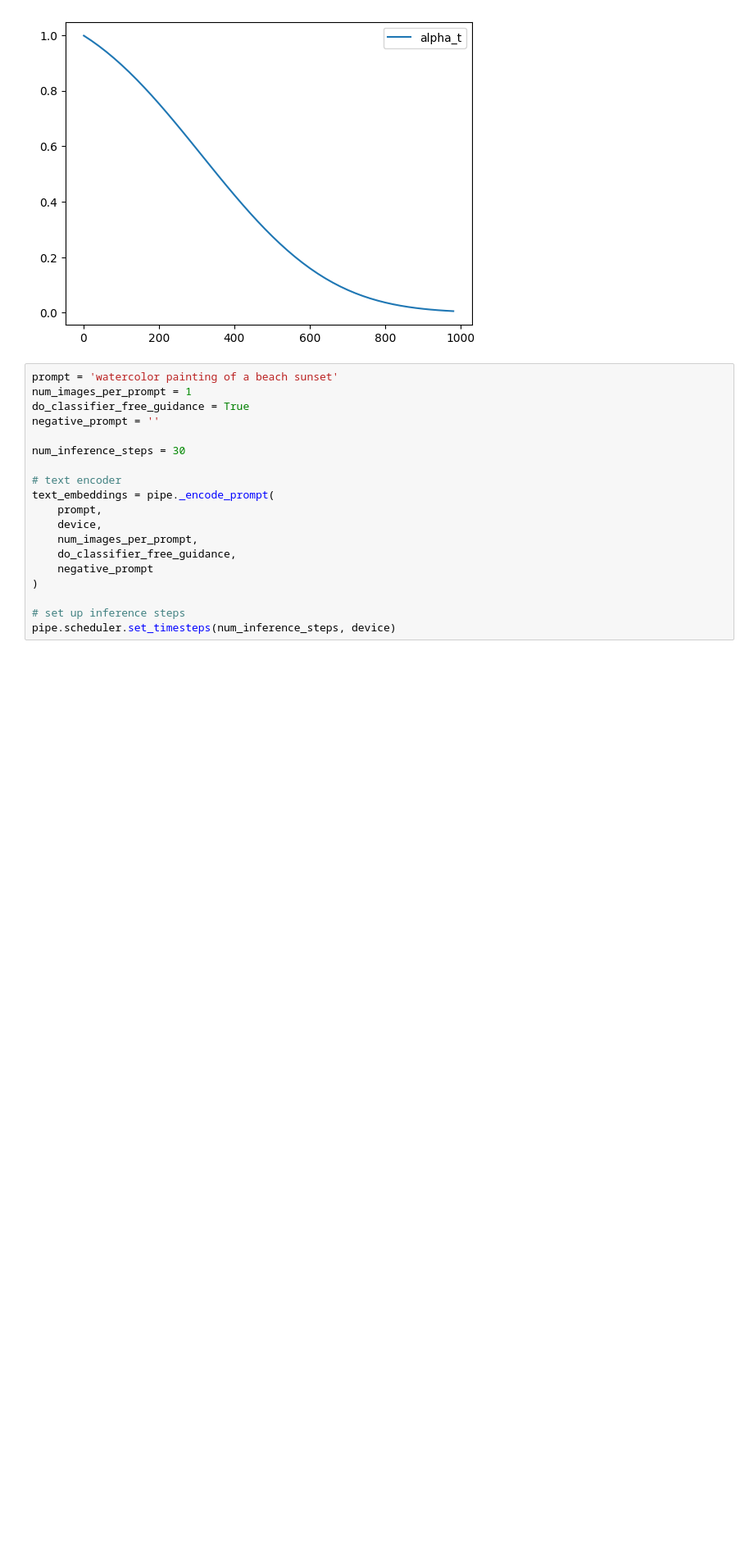
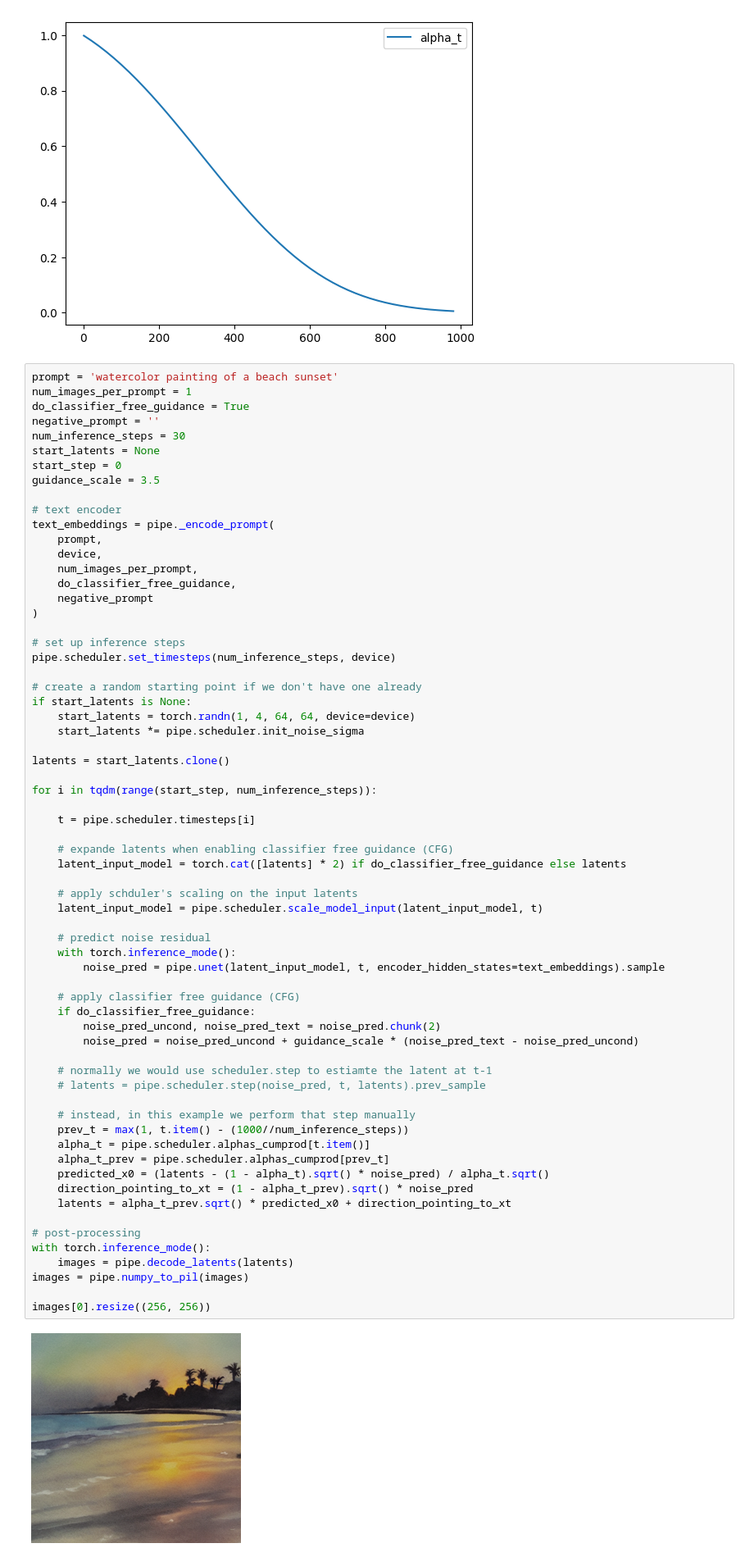
Before and after one commit to matteopilotto/diffusion-models-class, a Jupyter notebook: unit4/01_ddim_inversion_mp.ipynb, the cells around one changed output. Shown at 82% size. Cells and saved outputs as stored; diff of their text form; blank space fills up the shorter version.

```diff
--- a/unit4/01_ddim_inversion_mp.ipynb
+++ b/unit4/01_ddim_inversion_mp.ipynb
@@ -53,19 +50,67 @@ plt.show()
 # %%
 prompt = 'watercolor painting of a beach sunset'
 num_images_per_prompt = 1
 do_classifier_free_guidance = True
 negative_prompt = ''
-
 num_inference_steps = 30
+start_latents = None
+start_step = 0
+guidance_scale = 3.5
 
 # text encoder
 text_embeddings = pipe._encode_prompt(
     prompt,
     device,
     num_images_per_prompt,
     do_classifier_free_guidance,
     negative_prompt
 )
 
 # set up inference steps
 pipe.scheduler.set_timesteps(num_inference_steps, device)
+
+# create a random starting point if we don't have one already
+if start_latents is None:
+    start_latents = torch.randn(1, 4, 64, 64, device=device)
+    start_latents *= pipe.scheduler.init_noise_sigma
+
+latents = start_latents.clone()
+
+for i in tqdm(range(start_step, num_inference_steps)):
+
+    t = pipe.scheduler.timesteps[i]
+
+    # expande latents when enabling classifier free guidance (CFG)
+    latent_input_model = torch.cat([latents] * 2) if do_classifier_free_guidance else latents
+
+    # apply schduler's scaling on the input latents
+    latent_input_model = pipe.scheduler.scale_model_input(latent_input_model, t)
+
+    # predict noise residual
+    with torch.inference_mode():
+        noise_pred = pipe.unet(latent_input_model, t, encoder_hidden_states=text_embeddings).sample
+
+    # apply classifier free guidance (CFG)
+    if do_classifier_free_guidance:
+        noise_pred_uncond, noise_pred_text = noise_pred.chunk(2)
+        noise_pred = noise_pred_uncond + guidance_scale * (noise_pred_text - noise_pred_uncond)
+
+    # normally we would use scheduler.step to estiamte the latent at t-1
+    # latents = pipe.scheduler.step(noise_pred, t, latents).prev_sample
+
+    # instead, in this example we perform that step manually
+    prev_t = max(1, t.item() - (1000//num_inference_steps))
+    alpha_t = pipe.scheduler.alphas_cumprod[t.item()]
+    alpha_t_prev = pipe.scheduler.alphas_cumprod[prev_t]
+    predicted_x0 = (latents - (1 - alpha_t).sqrt() * noise_pred) / alpha_t.sqrt()
+    direction_pointing_to_xt = (1 - alpha_t_prev).sqrt() * noise_pred
+    latents = alpha_t_prev.sqrt() * predicted_x0 + direction_pointing_to_xt
+
+# post-processing
+with torch.inference_mode():
+    images = pipe.decode_latents(latents)
+images = pipe.numpy_to_pil(images)
+
+images[0].resize((256, 256))
+# %% [output]
+[figure, added]
```
Also changed, not shown: parts of 11 cells of this notebook.
